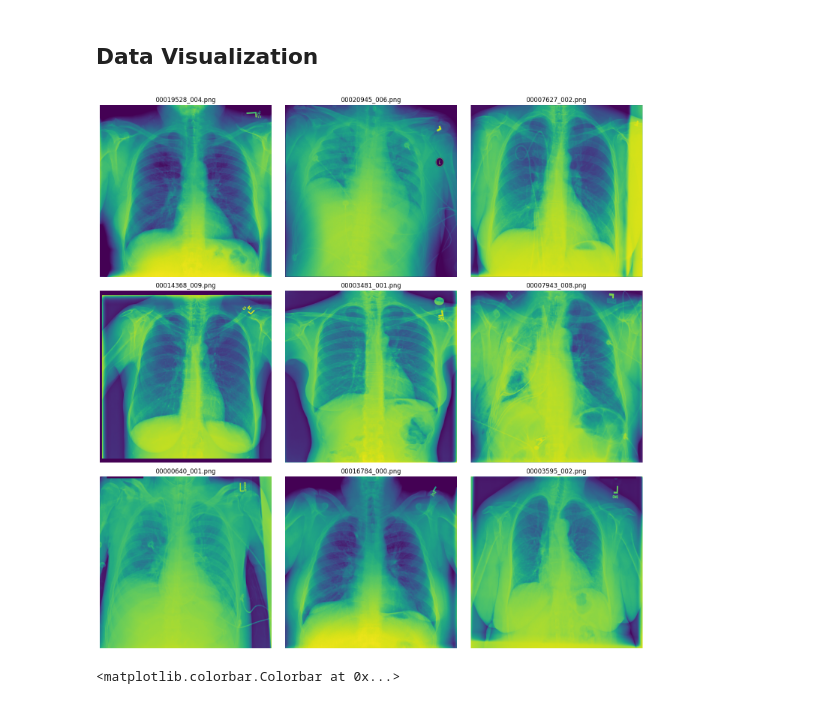
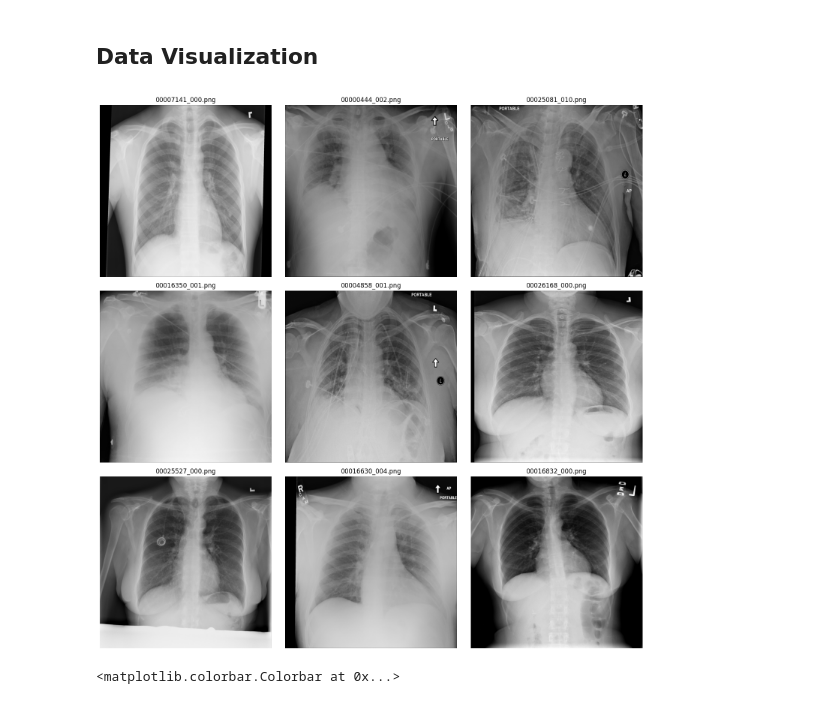
Before and after one commit to vivekpatel99/chest-x-ray-diagnosis-Multi-label-binary-classification, a Jupyter notebook: 01_exploratory_data_analysis.ipynb, the cells around one changed output. Cells and saved outputs as stored; diff of their text form; code cells hidden in the pictures.

```diff
--- a/01_exploratory_data_analysis.ipynb
+++ b/01_exploratory_data_analysis.ipynb
@@ -150,21 +175,21 @@ dtype: int64
 # %%
 images = train_df.Image.values
 IMAGE_NUM = 9
 random_images = [np.random.choice(images) for _ in range(IMAGE_NUM)]
 
 plt.figure(figsize=(15, 15))
 
 for i in range(IMAGE_NUM):
     plt.subplot(3, 3, i + 1)
     img = plt.imread(f"{cfg.DATASET_DIRS.IMAGES_DIR}/{random_images[i]}")
-    plt.imshow(img)
+    plt.imshow(img, cmap='gray')
     plt.axis("off")
     plt.title(random_images[i])
 
 plt.tight_layout()
 plt.show()
 # %% [output]
-[figure, old version]
+[figure, new version]
 # %%
 sample_image = train_df.Image[0]
 img = plt.imread(f"{cfg.DATASET_DIRS.IMAGES_DIR}/{sample_image}")
```
Also changed, not shown: parts of 13 cells of this notebook, 5 other files.
